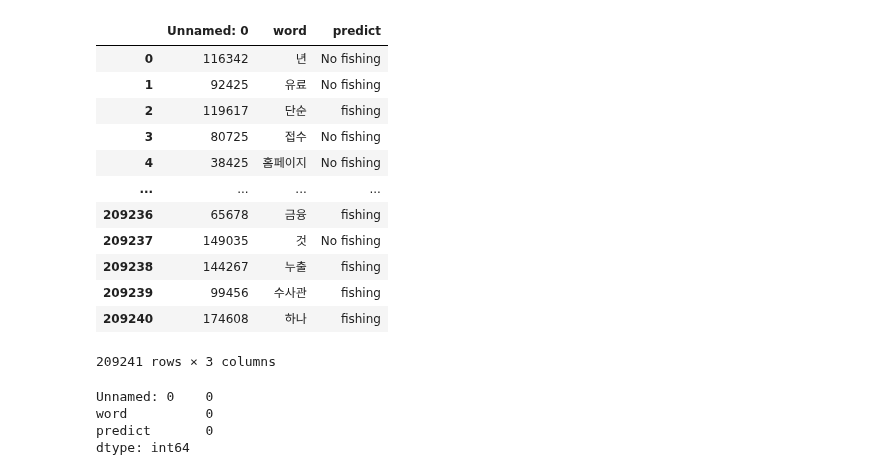
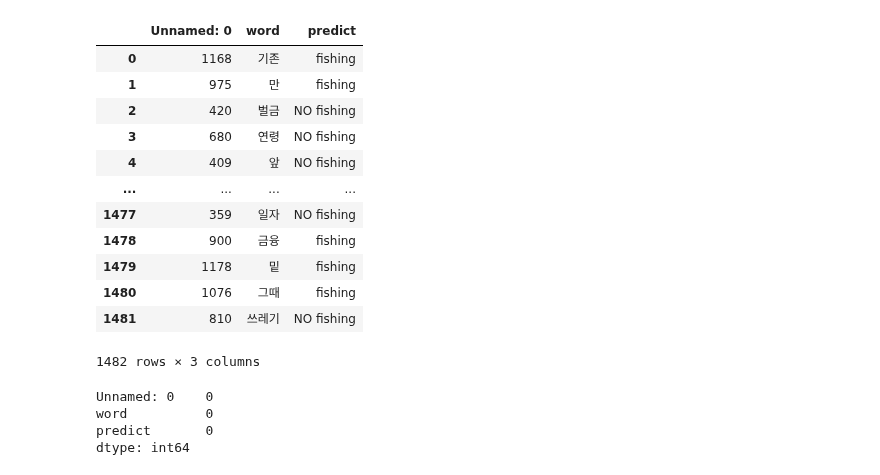
Before and after one commit to withmochaa/mocha, a Jupyter notebook: Capstone Design project/code/projcet/Model/classfication/XGB/model_XGB.ipynb, the cells around one changed output. Saved outputs shown, nothing was run; the diff lists cells and outputs as text; code cells hidden in the pictures.

```diff
--- a/Capstone Design project/code/projcet/Model/classfication/XGB/model_XGB.ipynb
+++ b/Capstone Design project/code/projcet/Model/classfication/XGB/model_XGB.ipynb
@@ -1,23 +1,23 @@
 # %%
 import pandas as pd
 
-data_row=pd.read_csv("/Users/withmocha/Desktop/DATA/Capston Design(2024)/Data(24.03.12)/data(use)/model train(already concat)/shuffle_data_sum.csv")
+data_row=pd.read_csv("/Users/withmocha/Desktop/DATA/Capston Design(2024)/Data(24.03.12)/data(use)/data(small)/train/train_data_small.csv")
 
 data_row
 # %% [output]
 |  | Unnamed: 0 | word | predict |
-| 0 | 116342 | 년 | No fishing |
-| 1 | 92425 | 유료 | No fishing |
-| 2 | 119617 | 단순 | fishing |
-| 3 | 80725 | 접수 | No fishing |
-| 4 | 38425 | 홈페이지 | No fishing |
+| 0 | 1168 | 기존 | fishing |
+| 1 | 975 | 만 | fishing |
+| 2 | 420 | 벌금 | NO fishing |
+| 3 | 680 | 연령 | NO fishing |
+| 4 | 409 | 앞 | NO fishing |
 | ... | ... | ... | ... |
-| 209236 | 65678 | 금융 | fishing |
-| 209237 | 149035 | 것 | No fishing |
-| 209238 | 144267 | 누출 | fishing |
-| 209239 | 99456 | 수사관 | fishing |
-| 209240 | 174608 | 하나 | fishing |
+| 1477 | 359 | 일자 | NO fishing |
+| 1478 | 900 | 금융 | fishing |
+| 1479 | 1178 | 밑 | fishing |
+| 1480 | 1076 | 그때 | fishing |
+| 1481 | 810 | 쓰레기 | NO fishing |
-209241 rows × 3 columns
+1482 rows × 3 columns
 # %%
 data_row.isnull().sum()
 # %% [output]
```
Also changed, not shown: parts of 31 cells of this notebook, 13 other files.
